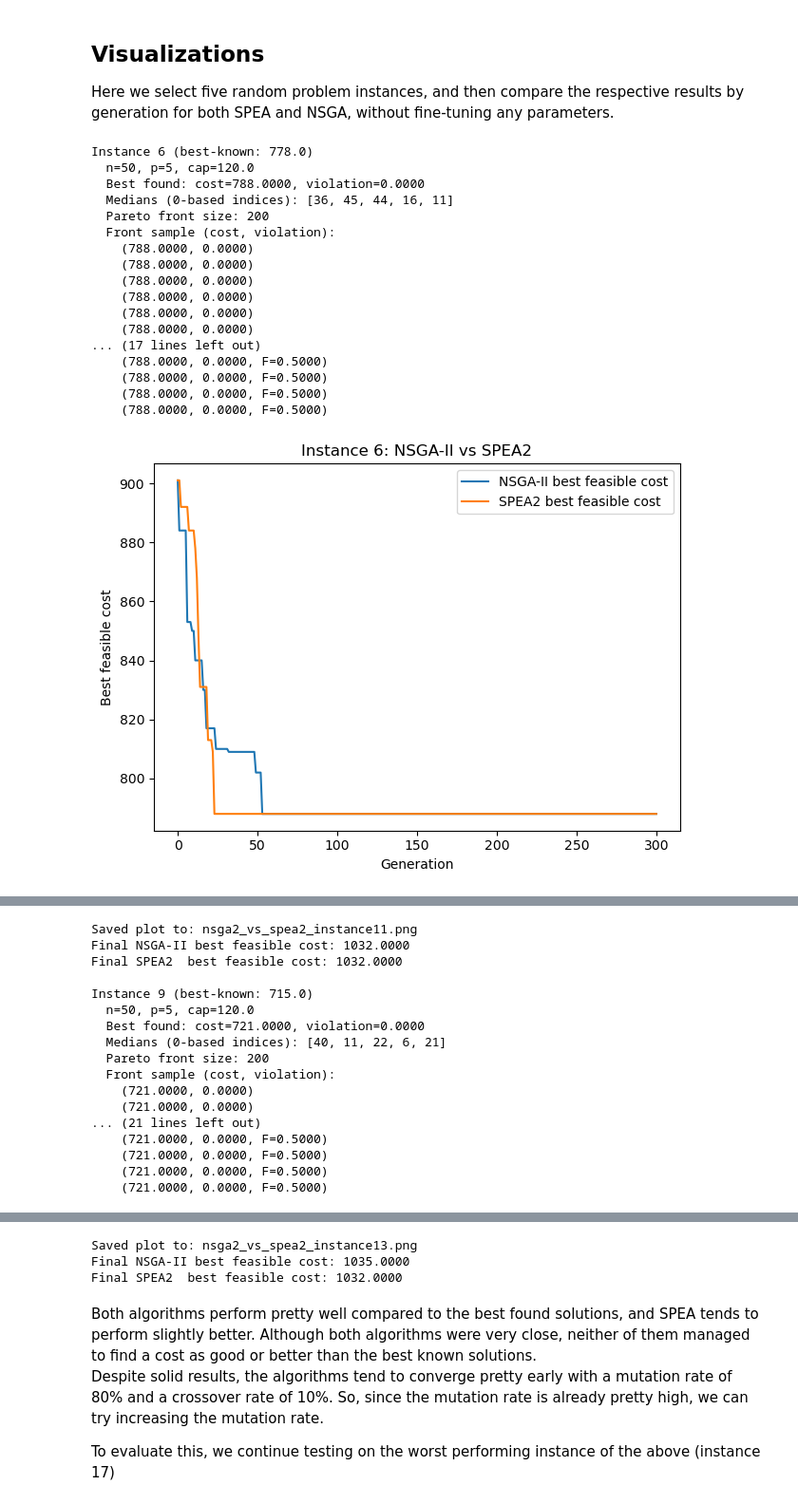
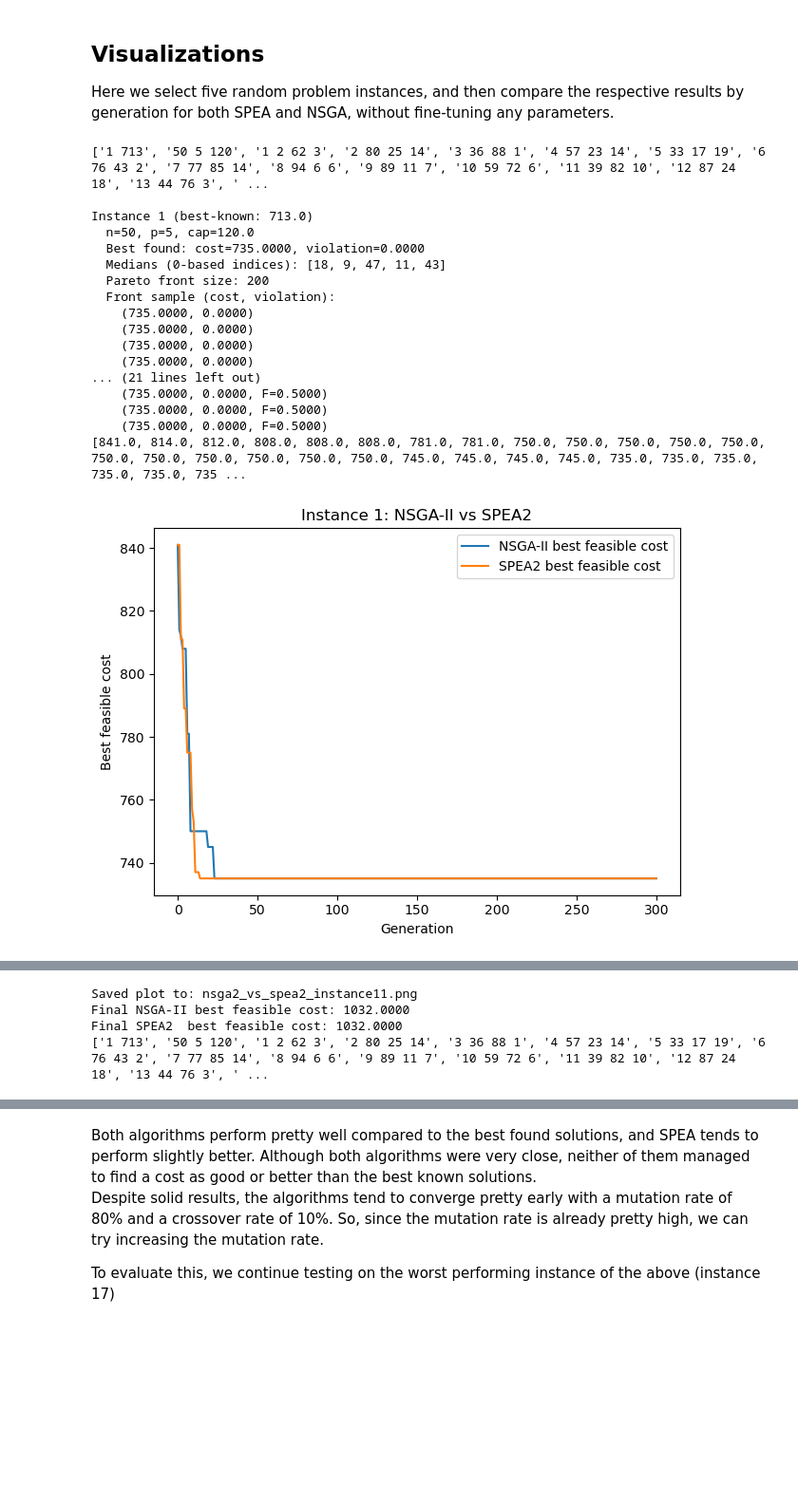
Before and after one commit to MalaskaDeividas/MOEA, a Jupyter notebook: notebook.ipynb, the cells around one changed output, grey strips where cells are left out. Shown at 95% size. Saved outputs shown, nothing was run; the diff lists cells and outputs as text; code cells hidden in the pictures; blank space fills up the shorter version.

```diff
--- a/notebook.ipynb
+++ b/notebook.ipynb
@@ -42,12 +42,12 @@ class Individual:
 
 #parsing
 
-def parse_instances_from_text(text):
+def parse_instances_from_text(text, metric, rounding):
 
     lines = [ln.strip() for ln in text.splitlines() if ln.strip()]
     i = 0
     instances: List[Instance] = []
-
+    print(lines)
     while i < len(lines):
         a = lines[i].split()
         if len(a) < 2:
@@ -76,15 +76,15 @@ def parse_instances_from_text(text):
             customers.append(Customer(cid=cid, x=x, y=y, demand=d))
             i += 1
 
-        dist = compute_distance_matrix(customers, metric="euclidean", rounding="floor")
+        dist = compute_distance_matrix(customers, metric=metric, rounding=rounding)
         instances.append(Instance(iid=iid, best_known=best_known, n=n, p=p, capacity=cap,
                                   customers=customers, dist=dist))
     return instances
 
 
-def parse_instances_from_file(path: str) -> List[Instance]:
+def parse_instances_from_file(path: str, metric: str, rounding: str) -> List[Instance]:
     with open(path, "r", encoding="utf-8") as f:
-        return parse_instances_from_text(f.read())
+        return parse_instances_from_text(f.read(), metric, rounding)
 
 
 #distance /config
@@ -417,8 +417,8 @@ class NSGA2Solver:
         )
         return pareto_front, best_feasible, history
 
-def run_nsga2(path: str, instance_id: Optional[int] = None, **solver_kwargs):
-    instances = parse_instances_from_file(path)
+def run_nsga2(path: str, metric: str, rounding: str, instance_id: Optional[int] = None, **solver_kwargs):
+    instances = parse_instances_from_file(path, metric, rounding)
     if instance_id is not None:
         instances = [inst for inst in instances if inst.iid == instance_id]
         if not instances:
@@ -678,8 +678,7 @@ class SPEA2Solver:
                 if len(offspring) < self.pop_size:
                     offspring.append(c2)
 
-            pop = offspring
-
+        pop = sorted(pop, key=lambda x: (x.objectives[0], x.objectives[1]))
         best = min(
             (ind for ind in archive if ind.objectives[1] <= 1e-12),
             key=lambda ind: ind.objectives[0],
@@ -750,12 +749,14 @@ Here we select five random problem instances, and then compare the respective re
     metric = "euclidean"
     rounding = "floor"
     archive_size = 200
-    instance_ids = random.sample(range(1, 18), 5)
+    instance_ids = [1, 11, 17, 13, 5]
     for instance_id in instance_ids:
         # Select random instance
         # --- run NSGA-II
         nsga_hist = run_nsga2(
             data_path,
+            metric,
+            rounding,
             instance_id=instance_id,
             pop_size=pop_size,
             generations=generations,
@@ -782,46 +783,46 @@ Here we select five random problem instances, and then compare the respective re
             seed=seed
         )
 
         nsga_y = fill_none(nsga_hist)
         spea_y = fill_none(spea_hist)
 
         L = min(len(nsga_y), len(spea_y))
         nsga_y = nsga_y[:L]
         spea_y = spea_y[:L]
         x = list(range(L))
-
+        print(nsga_y)
         plt.figure()
         plt.plot(x, nsga_y, label="NSGA-II best feasible cost")
         plt.plot(x, spea_y, label="SPEA2 best feasible cost")
         plt.xlabel("Generation")
         plt.ylabel("Best feasible cost")
         plt.title(f"Instance {instance_id}: NSGA-II vs SPEA2")
         plt.legend()
         plt.tight_layout()
 
         out = f"nsga2_vs_spea2_instance{instance_id}.png"
         plt.savefig(out, dpi=200)
         plt.show()
 
         print(f"\nSaved plot to: {out}")
         print(f"Final NSGA-II best feasible cost: {nsga_y[-1]:.4f}")
         print(f"Final SPEA2  best feasible cost: {spea_y[-1]:.4f}")
 # %% [output]
-Instance 6 (best-known: 778.0)
+['1 713', '50 5 120', '1 2 62 3', '2 80 25 14', '3 36 88 1', '4 57 23 14', '5 33 17 19', '6 76 43 2', '7 77 85 14', '8 94 6 6', '9 89 11 7', '10 59 72 6', '11 39 82 10', '12 87 24 18', '13 44 76 3', ' ...
+
+Instance 1 (best-known: 713.0)
   n=50, p=5, cap=120.0
-  Best found: cost=788.0000, violation=0.0000
-  Medians (0-based indices): [36, 45, 44, 16, 11]
+  Best found: cost=735.0000, violation=0.0000
+  Medians (0-based indices): [18, 9, 47, 11, 43]
   Pareto front size: 200
   Front sample (cost, violation):
-    (788.0000, 0.0000)
-    (788.0000, 0.0000)
-    (788.0000, 0.0000)
-    (788.0000, 0.0000)
-    (788.0000, 0.0000)
-    (788.0000, 0.0000)
-... (17 lines left out)
-    (788.0000, 0.0000, F=0.5000)
-    (788.0000, 0.0000, F=0.5000)
-    (788.0000, 0.0000, F=0.5000)
-    (788.0000, 0.0000, F=0.5000)
+    (735.0000, 0.0000)
+    (735.0000, 0.0000)
+    (735.0000, 0.0000)
+    (735.0000, 0.0000)
+... (21 lines left out)
+    (735.0000, 0.0000, F=0.5000)
+    (735.0000, 0.0000, F=0.5000)
+    (735.0000, 0.0000, F=0.5000)
+[841.0, 814.0, 812.0, 808.0, 808.0, 808.0, 781.0, 781.0, 750.0, 750.0, 750.0, 750.0, 750.0, 750.0, 750.0, 750.0, 750.0, 750.0, 750.0, 745.0, 745.0, 745.0, 745.0, 735.0, 735.0, 735.0, 735.0, 735.0, 735 ...
-[figure, old version]
+[figure, new version]
@@ -846,17 +847,4 @@ Instance 11 (best-known: 1006.0)
 Saved plot to: nsga2_vs_spea2_instance11.png
 Final NSGA-II best feasible cost: 1032.0000
 Final SPEA2  best feasible cost: 1032.0000
-
-Instance 9 (best-known: 715.0)
-  n=50, p=5, cap=120.0
-  Best found: cost=721.0000, violation=0.0000
-  Medians (0-based indices): [40, 11, 22, 6, 21]
-  Pareto front size: 200
-  Front sample (cost, violation):
-    (721.0000, 0.0000)
-    (721.0000, 0.0000)
-... (21 lines left out)
-    (721.0000, 0.0000, F=0.5000)
-    (721.0000, 0.0000, F=0.5000)
-    (721.0000, 0.0000, F=0.5000)
-    (721.0000, 0.0000, F=0.5000)
+['1 713', '50 5 120', '1 2 62 3', '2 80 25 14', '3 36 88 1', '4 57 23 14', '5 33 17 19', '6 76 43 2', '7 77 85 14', '8 94 6 6', '9 89 11 7', '10 59 72 6', '11 39 82 10', '12 87 24 18', '13 44 76 3', ' ...
@@ -900,6 +852,3 @@ Instance 13 (best-known: 1026.0)
-Saved plot to: nsga2_vs_spea2_instance13.png
-Final NSGA-II best feasible cost: 1035.0000
-Final SPEA2  best feasible cost: 1032.0000
 # %% [markdown]
 Both algorithms perform pretty well compared to the best found solutions, and SPEA tends to perform slightly better.
 Although both algorithms were very close, neither of them managed to find a cost as good or better than the best known solutions.
```
Also changed, not shown: parts of 5 cells of this notebook.
